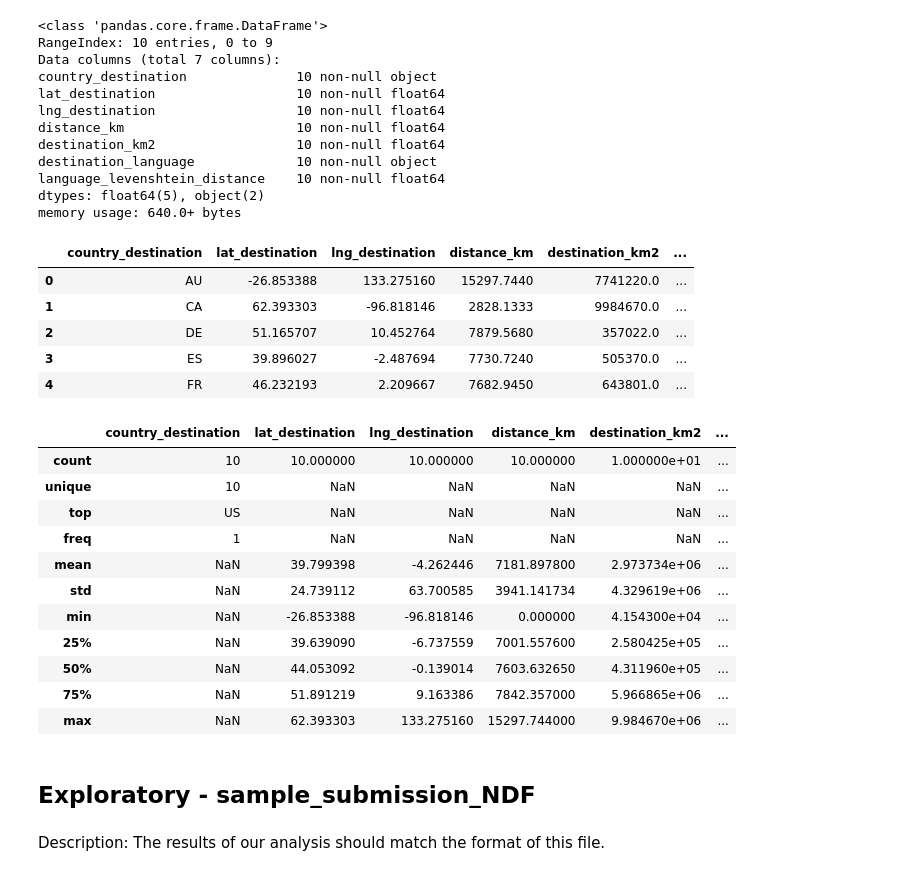
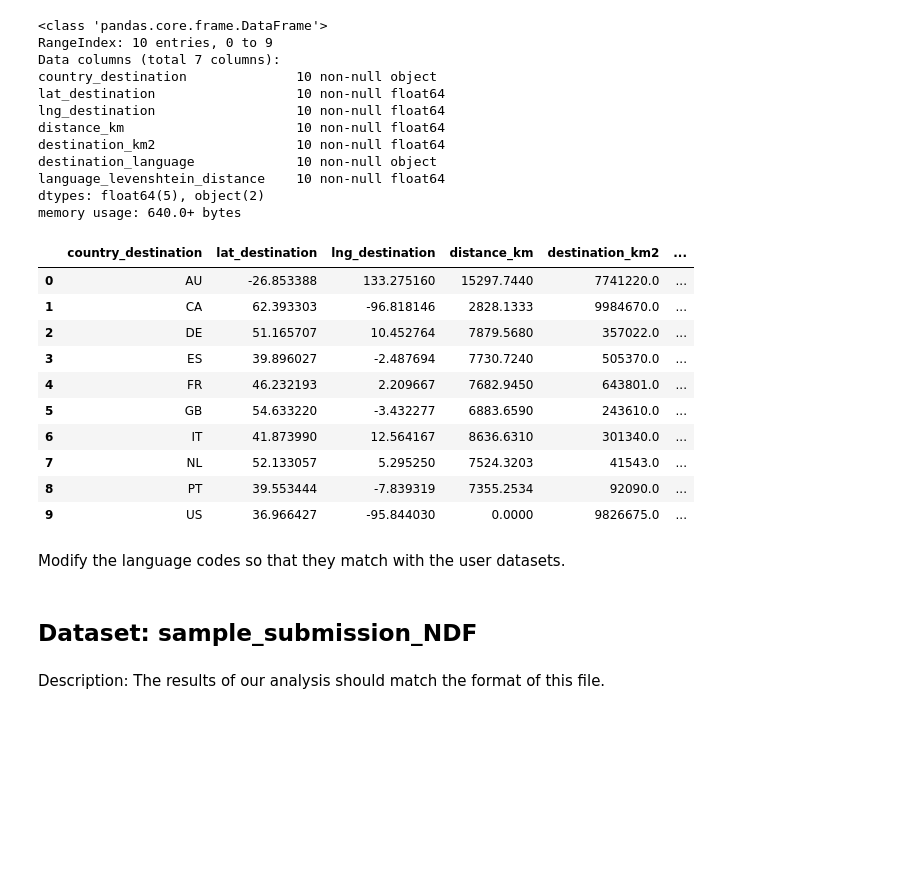
Before and after one commit to cmillsop/w207_final, a Jupyter notebook: exploratory_analysis.ipynb, the cells around one changed output. Drawn from its saved outputs; the diff is of its cells as text; code cells hidden in the pictures; blank space fills up the shorter version.

```diff
--- a/exploratory_analysis.ipynb
+++ b/exploratory_analysis.ipynb
@@ -104,26 +88,18 @@ language_levenshtein_distance    10 non-null float64
 dtypes: float64(5), object(2)
 memory usage: 640.0+ bytes
 # %%
-dfs['countries'].head()
+dfs['countries']
 # %% [output]
 |  | country_destination | lat_destination | lng_destination | distance_km | destination_km2 | ... |
 | 0 | AU | -26.853388 | 133.275160 | 15297.7440 | 7741220.0 | ... |
 | 1 | CA | 62.393303 | -96.818146 | 2828.1333 | 9984670.0 | ... |
 | 2 | DE | 51.165707 | 10.452764 | 7879.5680 | 357022.0 | ... |
 | 3 | ES | 39.896027 | -2.487694 | 7730.7240 | 505370.0 | ... |
 | 4 | FR | 46.232193 | 2.209667 | 7682.9450 | 643801.0 | ... |
+| 5 | GB | 54.633220 | -3.432277 | 6883.6590 | 243610.0 | ... |
+| 6 | IT | 41.873990 | 12.564167 | 8636.6310 | 301340.0 | ... |
+| 7 | NL | 52.133057 | 5.295250 | 7524.3203 | 41543.0 | ... |
+| 8 | PT | 39.553444 | -7.839319 | 7355.2534 | 92090.0 | ... |
+| 9 | US | 36.966427 | -95.844030 | 0.0000 | 9826675.0 | ... |
-# %%
-dfs['countries'].describe(include='all')
-# %% [output]
-|  | country_destination | lat_destination | lng_destination | distance_km | destination_km2 | ... |
-| count | 10 | 10.000000 | 10.000000 | 10.000000 | 1.000000e+01 | ... |
-| unique | 10 | NaN | NaN | NaN | NaN | ... |
-| top | US | NaN | NaN | NaN | NaN | ... |
-| freq | 1 | NaN | NaN | NaN | NaN | ... |
-| mean | NaN | 39.799398 | -4.262446 | 7181.897800 | 2.973734e+06 | ... |
-| std | NaN | 24.739112 | 63.700585 | 3941.141734 | 4.329619e+06 | ... |
-| min | NaN | -26.853388 | -96.818146 | 0.000000 | 4.154300e+04 | ... |
-| 25% | NaN | 39.639090 | -6.737559 | 7001.557600 | 2.580425e+05 | ... |
-| 50% | NaN | 44.053092 | -0.139014 | 7603.632650 | 4.311960e+05 | ... |
-| 75% | NaN | 51.891219 | 9.163386 | 7842.357000 | 5.966865e+06 | ... |
-| max | NaN | 62.393303 | 133.275160 | 15297.744000 | 9.984670e+06 | ... |
+# %% [markdown]
+Modify the language codes so that they match with the user datasets.
@@ -130,5 +108,5 @@ dfs['countries'].describe(include='all')
 # %% [markdown]
-## Exploratory - sample_submission_NDF
+## Dataset: sample_submission_NDF
 # %% [markdown]
 Description: The results of our analysis should match the format of this file.
 # %% [markdown]
```
Also changed, not shown: parts of 65 cells of this notebook.
